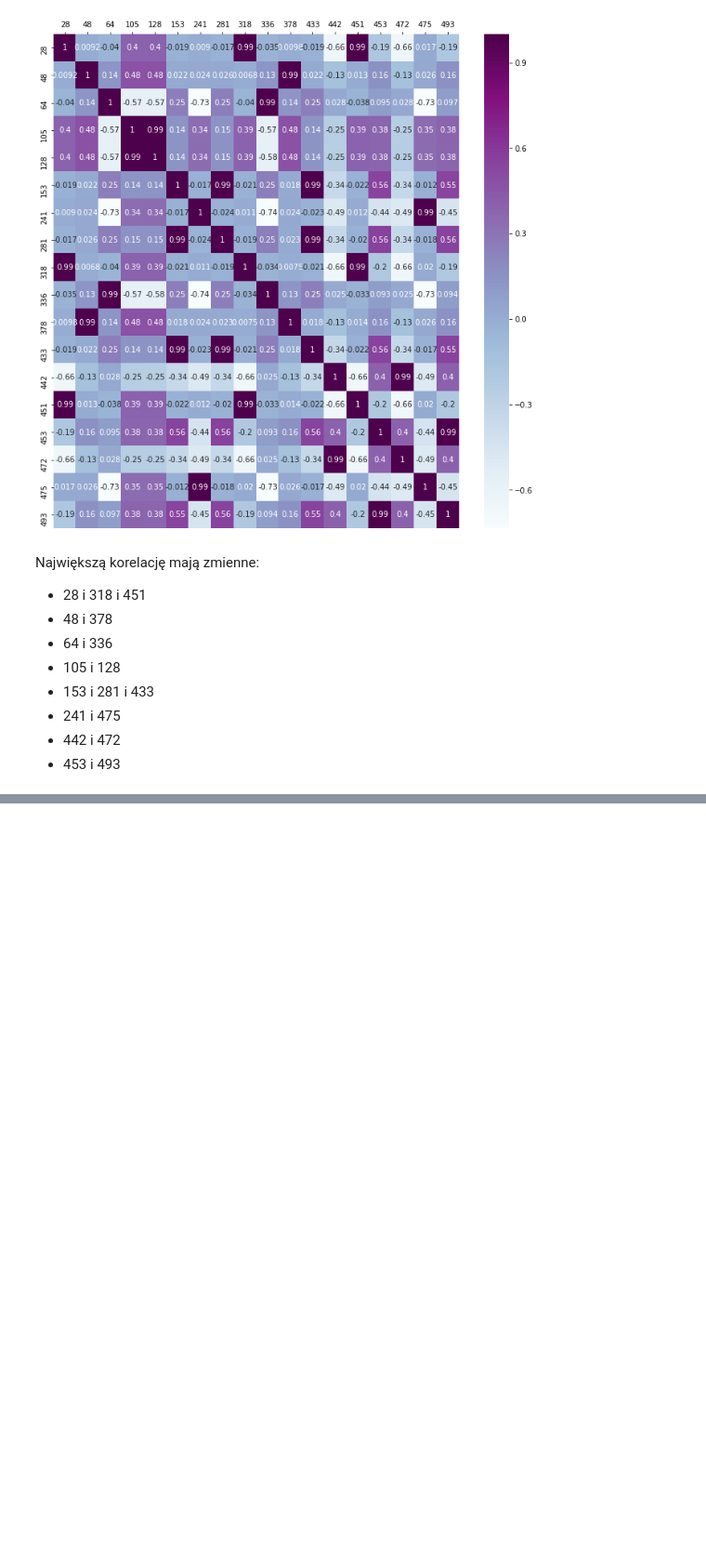
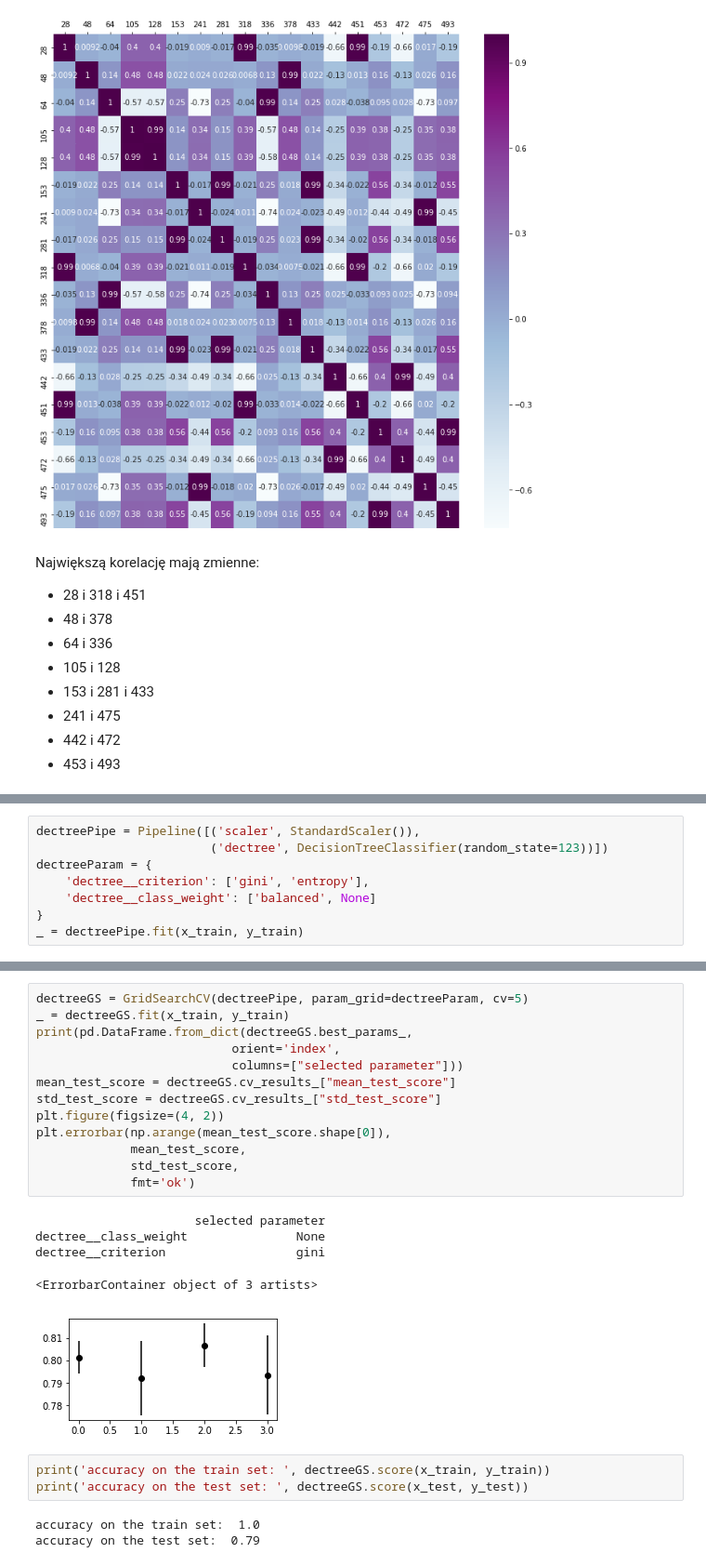
Before and after one commit to SaxMan96/Machine-Learning-Feature-Selection, a Jupyter notebook: Feature Selection.ipynb, the cells around one changed output, grey strips where cells are left out. Shown: that part at 93% size. Saved outputs shown, nothing was run; the diff lists cells and outputs as text; blank space fills up the shorter version.

```diff
--- a/Feature Selection.ipynb
+++ b/Feature Selection.ipynb
@@ -218,0 +290,8 @@ x_train, x_test, y_train, y_test = train_test_split(x_df_sel, y, test_size=0.1)
+# %%
+dectreePipe = Pipeline([('scaler', StandardScaler()),
+                        ('dectree', DecisionTreeClassifier(random_state=123))])
+dectreeParam = {
+    'dectree__criterion': ['gini', 'entropy'],
+    'dectree__class_weight': ['balanced', None]
+}
+_ = dectreePipe.fit(x_train, y_train)
@@ -218,0 +304,25 @@ x_train, x_test, y_train, y_test = train_test_split(x_df_sel, y, test_size=0.1)
+# %%
+dectreeGS = GridSearchCV(dectreePipe, param_grid=dectreeParam, cv=5)
+_ = dectreeGS.fit(x_train, y_train)
+print(pd.DataFrame.from_dict(dectreeGS.best_params_,
+                           orient='index',
+                           columns=["selected parameter"]))
+mean_test_score = dectreeGS.cv_results_["mean_test_score"]
+std_test_score = dectreeGS.cv_results_["std_test_score"]
+plt.figure(figsize=(4, 2))
+plt.errorbar(np.arange(mean_test_score.shape[0]),
+             mean_test_score,
+             std_test_score,
+             fmt='ok')
+# %% [output]
+                      selected parameter
+dectree__class_weight               None
+dectree__criterion                  gini
+<ErrorbarContainer object of 3 artists>
+[figure, added]
+# %%
+print('accuracy on the train set: ', dectreeGS.score(x_train, y_train))
+print('accuracy on the test set: ', dectreeGS.score(x_test, y_test))
+# %% [output]
+accuracy on the train set:  1.0
+accuracy on the test set:  0.79
```
Also changed, not shown: parts of 41 cells of this notebook, 3 other files.
